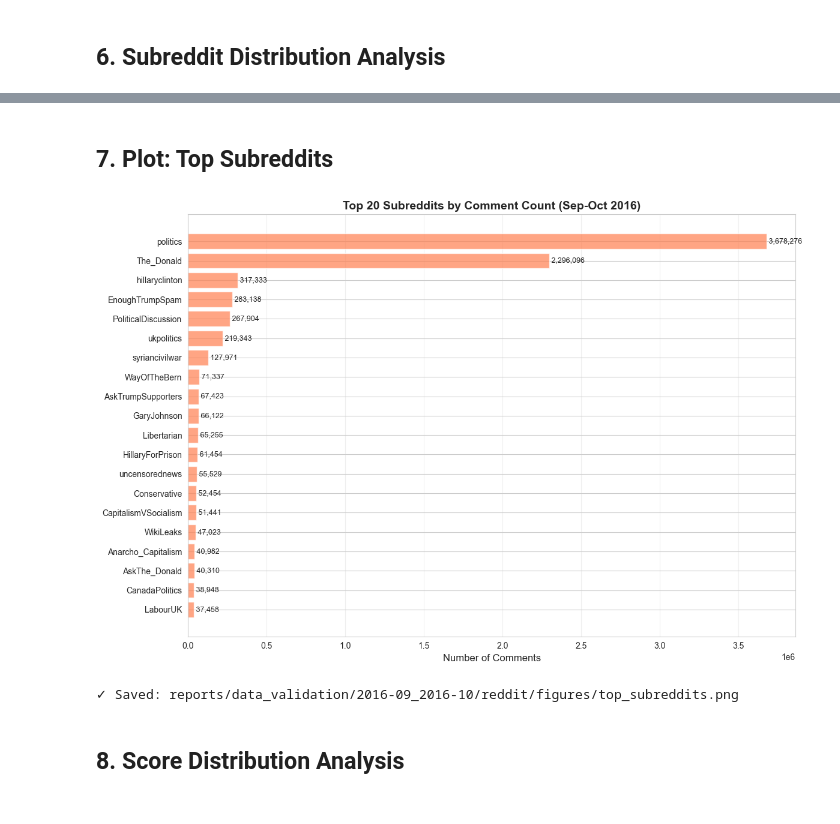
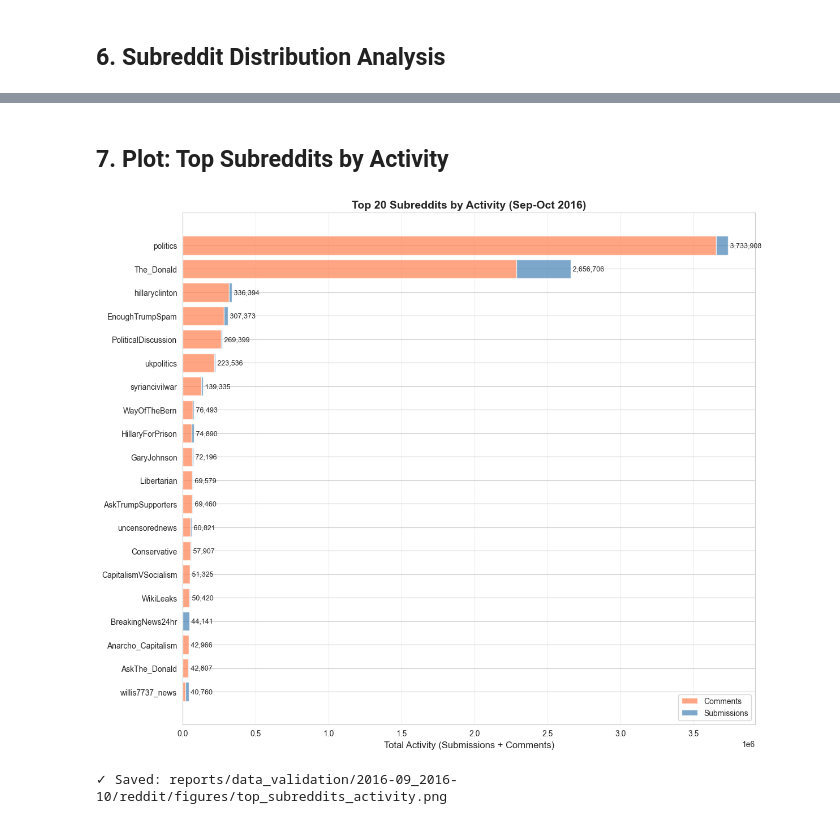
Before and after one commit to MaxiStahl1992/Data_Experiment, a Jupyter notebook: notebooks/reddit/13_reddit_dataset_qc_report.ipynb, the cells around one changed output, grey strips where cells are left out. Saved outputs shown, nothing was run; the diff lists cells and outputs as text; code cells hidden in the pictures.

```diff
--- a/notebooks/reddit/13_reddit_dataset_qc_report.ipynb
+++ b/notebooks/reddit/13_reddit_dataset_qc_report.ipynb
@@ -26,13 +27,9 @@ Workspace: /Users/stahlma/Desktop/01_Studium/11_Thesis/Data_Experiment
 # %% [markdown]
 ## 1. Setup Paths and Load Configuration
 # %%
-configs = load_all_configs(workspace_root / 'configs')
-reddit_cfg = configs['reddit']
-global_cfg = configs['global']
-
 # Data directories
-silver_dir = workspace_root / 'data/01_silver/reddit'
-gold_dir = workspace_root / 'data/02_gold/reddit'
+gold_submissions_dir = workspace_root / 'data/01_corpus/02_gold/reddit/submissions'
+gold_comments_dir = workspace_root / 'data/01_corpus/02_gold/reddit/comments'
 
 # Report output directory
 report_dir = workspace_root / 'reports/data_validation/2016-09_2016-10/reddit'
@@ -44,7 +41,7 @@ report_dir.mkdir(parents=True, exist_ok=True)
 figures_dir.mkdir(exist_ok=True)
 tables_dir.mkdir(exist_ok=True)
 
-print(f"Silver layer: {silver_dir.relative_to(workspace_root)}")
-print(f"Gold layer: {gold_dir.relative_to(workspace_root)}")
+print(f"Gold submissions: {gold_submissions_dir.relative_to(workspace_root)}")
+print(f"Gold comments: {gold_comments_dir.relative_to(workspace_root)}")
 print(f"Report output: {report_dir.relative_to(workspace_root)}")
 # %% [output]
@@ -230,28 +291,33 @@ Top 20 subreddits:
 # %% [markdown]
-## 7. Plot: Top Subreddits
+## 7. Plot: Top Subreddits by Activity
 # %%
-fig, ax = plt.subplots(figsize=(12, 8))
+fig, ax = plt.subplots(figsize=(12, 10))
 
-subs, counts = zip(*top_20_subreddits)
-ax.barh(range(len(subs)), counts, color='coral', alpha=0.7)
-ax.set_yticks(range(len(subs)))
-ax.set_yticklabels(subs)
-ax.set_xlabel('Number of Comments', fontsize=12)
-ax.set_title('Top 20 Subreddits by Comment Count (Sep-Oct 2016)', fontsize=14, fontweight='bold')
+top_20 = df_subreddit_stats.head(20)
+y_pos = range(len(top_20))
+
+ax.barh(y_pos, top_20['comments'], label='Comments', color='coral', alpha=0.7)
+ax.barh(y_pos, top_20['submissions'], left=top_20['comments'],
+        label='Submissions', color='steelblue', alpha=0.7)
+
+ax.set_yticks(y_pos)
+ax.set_yticklabels(top_20.index)
+ax.set_xlabel('Total Activity (Submissions + Comments)', fontsize=12)
+ax.set_title('Top 20 Subreddits by Activity (Sep-Oct 2016)', fontsize=14, fontweight='bold')
 ax.invert_yaxis()
+ax.legend()
 ax.grid(axis='x', alpha=0.3)
 
-# Add count labels
-for i, count in enumerate(counts):
-    ax.text(count, i, f' {count:,}', va='center', fontsize=9)
+# Add total labels
+for i, (idx, row) in enumerate(top_20.iterrows()):
+    total = row['total_activity']
+    ax.text(total, i, f' {total:,.0f}', va='center', fontsize=9)
 
 plt.tight_layout()
-plt.savefig(figures_dir / 'top_subreddits.png', dpi=300, bbox_inches='tight')
+plt.savefig(figures_dir / 'top_subreddits_activity.png', dpi=300, bbox_inches='tight')
 plt.show()
 
-print(f"✓ Saved: {(figures_dir / 'top_subreddits.png').relative_to(workspace_root)}")
+print(f"✓ Saved: {(figures_dir / 'top_subreddits_activity.png').relative_to(workspace_root)}")
 # %% [output]
-[figure, old version]
+[figure, new version]
-✓ Saved: reports/data_validation/2016-09_2016-10/reddit/figures/top_subreddits.png
+✓ Saved: reports/data_validation/2016-09_2016-10/reddit/figures/top_subreddits_activity.png
-# %% [markdown]
-## 8. Score Distribution Analysis
```
Also changed, not shown: parts of 20 cells of this notebook, 12 other files.
